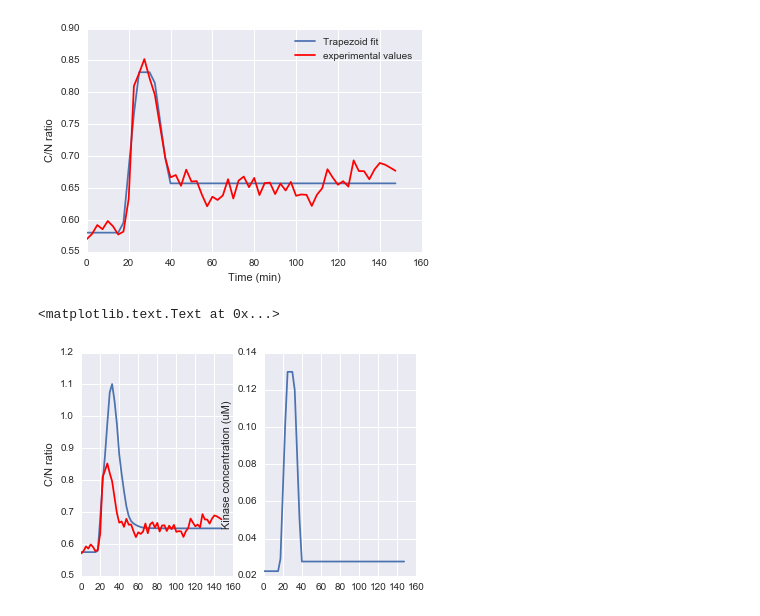
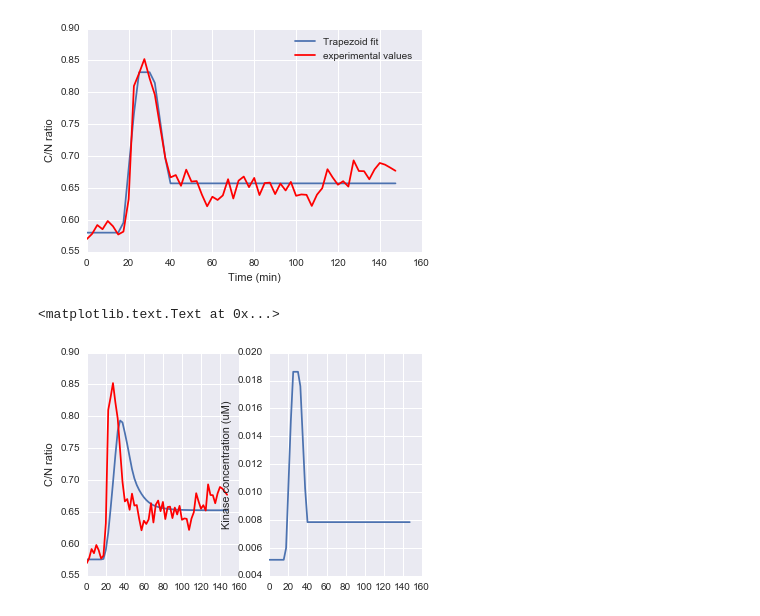
Before and after one commit to macklin/covertrace, a Jupyter notebook: doc/jupyter_examples/KTRProtocol.ipynb, the cells around one changed output. Drawn from its saved outputs; the diff is of its cells as text; code cells hidden in the pictures.

Commit message:
IL1B now estimates 2 parameters rather than 3

```diff
--- a/doc/jupyter_examples/KTRProtocol.ipynb
+++ b/doc/jupyter_examples/KTRProtocol.ipynb
@@ -314,34 +307,37 @@ def inhibitor_ode(x, time, rcn_init, rcn_final, pset):
     pset['k_d'] = x[0]
     pset['Kmd'] = x[1]
     # Calculate kinase concentration at steady state such that it matches with given rcn
-    func1 = lambda kin1: ((calc_rcn_at_steady_state(kin1, pset) - rcn_init)**2).sum()
-    ret1 = minimize(func1, x0=[0.01], bounds=((0, KIN_MAX), ), tol=1e-3)
+    kin_ini = estim_steady_state_kinase(rcn_init, pset, bnd_max=KIN_MAX)
     # At given kinase concentration, calculate reporter profile.
-    kin_ini = ret1.x[0]
     y0 = calc_rep_profile_at_steady_state(kin_ini, pset)
     # At given rcn_final, calculate kinase concentration at the final steady state.
-    func2 = lambda kin2: ((calc_rcn_at_steady_state(kin2, pset) - rcn_final)**2).sum()
-    ret = minimize(func2, x0=[0.01], bounds=((0, kin_ini), ), tol=1e-3)
-
-    kin_after_inh = ret.x[0]
+    kin_after_inh = estim_steady_state_kinase(rcn_final, pset, bnd_max=kin_ini)
     pset['kin_c_func'] = lambda t: np.interp(t, [time[0], time[-1]], [kin_after_inh, kin_after_inh])
     pset['kin_n_func'] = lambda t: np.interp(t, [time[0], time[-1]], [kin_after_inh, kin_after_inh])
     # At time 0, inihibition started. kinase is inactive so it follows kinase (rcn_final)
     # but reporter profile at time 0 follows y0. Calculate cytoplasmic to nuclear times series.
     ts = odeint(main_ode, y0, time, (pset, ), rtol=1e-3)
     return (ts[:, 0] + ts[:, 2])/(ts[:, 1] + ts[:, 3])
+
+def estim_steady_state_kinase(rcn, pset, bnd_min=0, bnd_max=None):
+    """Given C/N ratio at the steady state, return active kinase concentration.
+    """
+    func1 = lambda kin1: ((calc_rcn_at_steady_state(kin1, pset) - rcn)**2).sum()
+    ret1 = minimize(func1, x0=[0.01], bounds=((bnd_min, bnd_max), ), tol=1e-3)
+    return ret1.x[0]
 # %% [markdown]
 Let's estimate $k_d$ and $K_{md}$ for a single cell to begin with.
 This fitting problem is tricky, so we will first simulate fitting to guess the initial values by looping over some parameter range.
 Note that we bound the upper limit of $K_{md}$ as $r_{total}$.
 # %%
 # Let's calcualte this for a single cell first.
-single_rcn = site.data['cytoplasm', 'YFP', 'median_ratio'][1, 18:33]
+cell_id = random.randint(1, site.data.arr.shape[1])
+single_rcn = site.data['cytoplasm', 'YFP', 'median_ratio'][cell_id, 18:33]
 time = np.arange(len(single_rcn)) * 5  # every 5 min
 func = lambda x: ((inhibitor_ode(x, time, single_rcn[0], single_rcn[-1], param_set) - single_rcn)**2).sum()  # cost function
 
 # To avoid trapped in local solution, we will first estimate initial values by looping over in a log-scale.
-kd_range, kmd_range = np.logspace(-2, 0, 5), np.logspace(-2, np.log10(param_set['r_total']), 5)
+kd_range, kmd_range = np.logspace(-2, 0, 5), np.logspace(-2, np.log10(param_set['r_total']), 10)
 store = [np.Inf, np.Inf, np.Inf]
 for kdi in kd_range:
     for kmdi in kmd_range:
@@ -484,9 +478,9 @@ param_set['kin_n_func'] = kin_func
 param_set['k_d'] = est_k_d
 param_set['Kmd'] = est_Kmd
 # %%
-def kinase_dynamics_ode(kins, time, pset, t1, t2, t3, t4):
+def kinase_dynamics_ode(kins, time, pset, k1, t1, t2, t3, t4):
     """receives kinase concentration corresponding to C1, C2 and C3 and run a simulation based on those."""
-    k1, k2, k3 = kins
+    k2, k3 = kins
     # get model to steady state
     rep0 = calc_rep_profile_at_steady_state(k1, pset)
     pset['kin_c_func'] = lambda t: np.interp(t, [t1, t2, t3, t4, time[-1]], [k1, k2, k2, k3, k3])
@@ -494,6 +488,6 @@ def kinase_dynamics_ode(kins, time, pset, t1, t2, t3, t4):
     ts = odeint(main_ode, rep0, time, (pset, ), rtol=1e-3)
     return ts
 
-def rcn_dynamics_ode(kins, time, pset, t1, t2, t3, t4):
-    rep = kinase_dynamics_ode(kins, time, pset, t1, t2, t3, t4)
+def rcn_dynamics_ode(kins, time, pset, k1, t1, t2, t3, t4):
+    rep = kinase_dynamics_ode(kins, time, pset, k1, t1, t2, t3, t4)
     return (rep[:, 0] + rep[:, 2])/(rep[:, 1] + rep[:, 3])
@@ -502,24 +494,21 @@ kin_max=1
 # %%
-func = lambda x: ((rcn_dynamics_ode(x, time, param_set, t1, t2, t3, t4) - kin_func(time))**2).sum()
-bnds = ((0, kin_max),) * 3
+kin_ini = estim_steady_state_kinase(c1, param_set, bnd_max=KIN_MAX)
+func = lambda x: ((rcn_dynamics_ode(x, time, param_set, kin_ini, t1, t2, t3, t4) - kin_func(time))**2).sum()
 cons = ({'type': 'ineq', 'fun': lambda x: x[0]},
         {'type': 'ineq', 'fun': lambda x: x[1]},
-        {'type': 'ineq', 'fun': lambda x: x[2]},
-        {'type': 'ineq', 'fun': lambda x: x[1] - x[0]-0.1},
-        {'type': 'ineq', 'fun': lambda x: x[1] - x[2]-0.1})
-# ret = minimize(func, x0=(kin_max/3, kin_max, kin_max/2), constraints=cons, bounds=bnds, method='L-BFGS-B')
-ret = minimize(func, x0=(kin_max/3, kin_max, kin_max/2), constraints=cons, method='COBYLA')
+        {'type': 'ineq', 'fun': lambda x: x[0] - x[1]})
+ret = minimize(func, x0=(kin_ini*3, kin_ini*2), constraints=cons, method='COBYLA')
 # %%
 ax1 = plt.subplot(1,2,1)
-h1 = plt.plot(time, rcn_dynamics_ode(ret.x, time, param_set, t1, t2, t3, t4))
+h1 = plt.plot(time, rcn_dynamics_ode(ret.x, time, param_set, kin_ini, t1, t2, t3, t4))
 plt.hold(True)
 h2 = plt.plot(time, single_rcn, 'r')
 ax1.set_ylabel('C/N ratio')
 
 ax2 = plt.subplot(1,2,2)
-kin_ts = np.interp(time, [t1, t2, t3, t4, time[-1]], [ret.x[0], ret.x[1], ret.x[1], ret.x[2], ret.x[2]])
+kin_ts = np.interp(time, [t1, t2, t3, t4, time[-1]], [kin_ini, ret.x[0], ret.x[0], ret.x[1], ret.x[1]])
 plt.plot(time, kin_ts)
 ax2.set_ylabel('Kinase concentration (uM)')
 # %% [output]
 <matplotlib.text.Text at 0x...>
-[figure, old version]
+[figure, new version]
```
Also changed, not shown: parts of 13 cells of this notebook.
